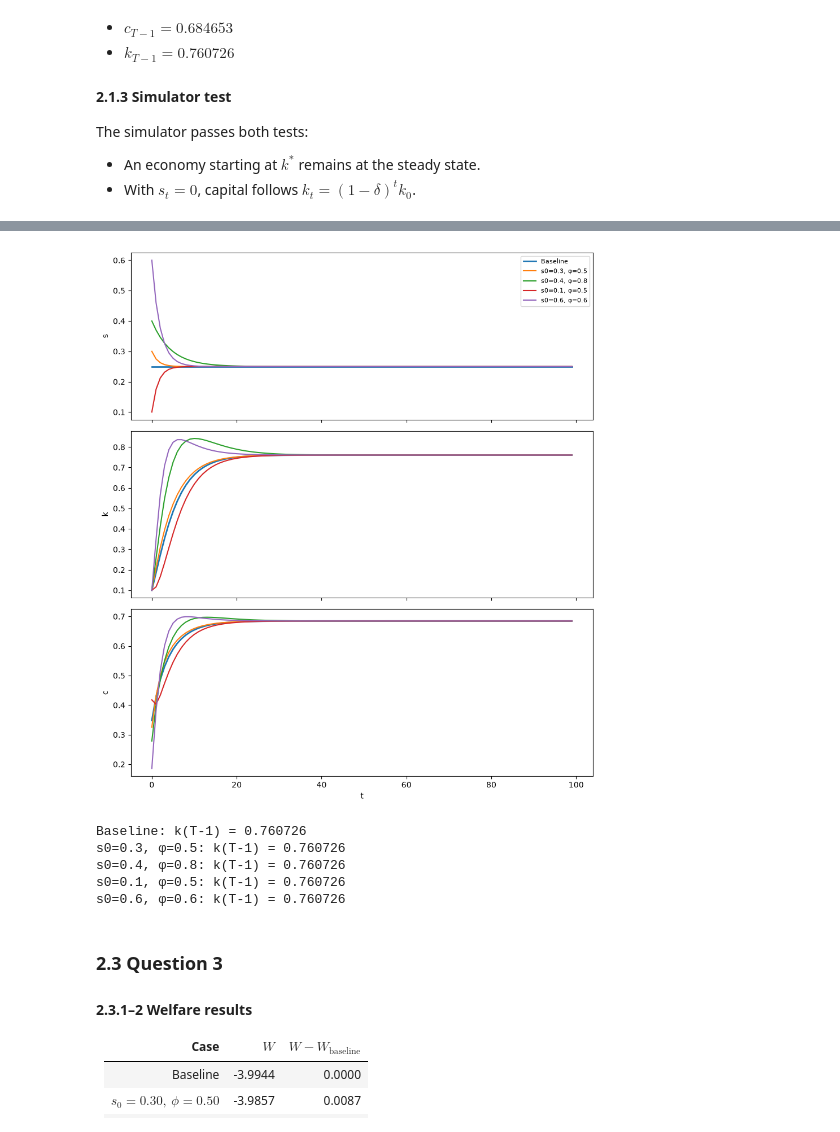
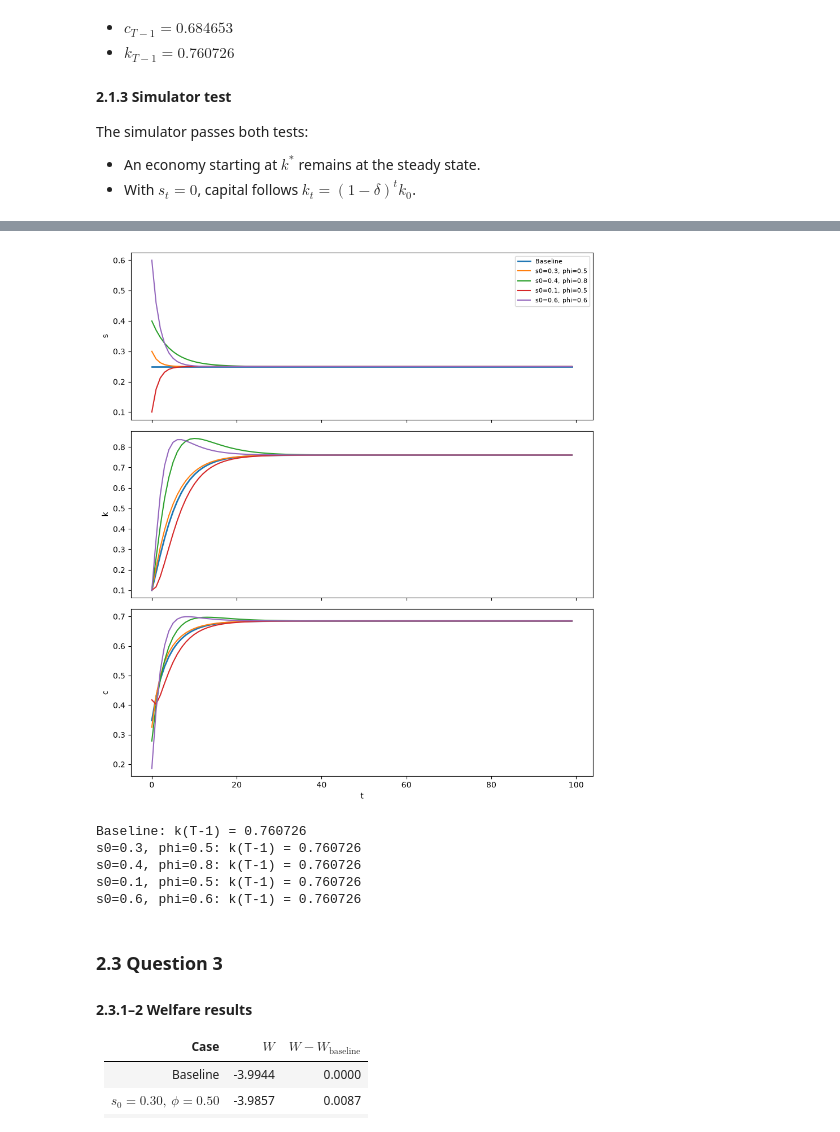
Before and after one commit to Alba-uni/AA_Project_1, a Jupyter notebook: Exam/Exam2.ipynb, the cells around one changed output, grey strips where cells are left out. Saved outputs shown, nothing was run; the diff lists cells and outputs as text; code cells hidden in the pictures.

```diff
--- a/Exam/Exam2.ipynb
+++ b/Exam/Exam2.ipynb
@@ -146,26 +152,11 @@ All five cases end with the same final capital.
 # %%
-# Savings rule
+# 2.2.1 Savings rule
+
 def savings_rule(s0, phi, s_bar, T):
     t = np.arange(T)
     return s_bar + (s0 - s_bar) * phi**t
 
-# Simulator with time-varying savings rate
-def simulate_solow_variable(k0, s0, phi, alpha, delta, s_bar, T):
-    k = np.empty(T)
-    y = np.empty(T)
-    c = np.empty(T)
-    s_path = savings_rule(s0, phi, s_bar, T)
-
-    k[0] = k0
-    for t in range(T):
-        y[t] = k[t]**alpha
-        c[t] = (1 - s_path[t]) * y[t]
-        if t < T - 1:
-            k[t+1] = s_path[t] * y[t] + (1 - delta) * k[t]
-
-    return k, y, c, s_path
-
-# Baseline (from Question 2.1)
+# 2.2.2 Simulate the four cases and compare them with the baseline
 baseline = {"k": k, "y": y, "c": c, "s": s_path}
 
 # Four combinations
@@ -178,55 +169,56 @@ cases = [
 
 results = {}
 
-# Simulate all cases
+# Simulate all cases using the common simulator
 for s0, phi in cases:
-    k_i, y_i, c_i, s_i = simulate_solow_variable(
-        k0, s0, phi, alpha, delta, s_bar, T
+    s_i = savings_rule(s0, phi, s_bar, T)
+    k_i, y_i, c_i, s_i = simulate_solow(
+        k0, s_i, alpha, delta, T
     )
     results[(s0, phi)] = {
         "k": k_i,
         "y": y_i,
         "c": c_i,
         "s": s_i,
     }
 
-# Plot
+# 2.2.2 Figure
 fig, ax = plt.subplots(3, 1, figsize=(9, 10), sharex=True)
 
 # Savings rate
 ax[0].plot(baseline["s"], lw=2, label="Baseline")
 for (s0, phi), res in results.items():
-    ax[0].plot(res["s"], label=f"s0={s0}, φ={phi}")
+    ax[0].plot(res["s"], label=f"s0={s0}, phi={phi}")
 ax[0].set_ylabel("s")
 ax[0].legend(fontsize=8)
 
 # Capital
 ax[1].plot(baseline["k"], lw=2, label="Baseline")
 for (s0, phi), res in results.items():
-    ax[1].plot(res["k"], label=f"s0={s0}, φ={phi}")
+    ax[1].plot(res["k"], label=f"s0={s0}, phi={phi}")
 ax[1].set_ylabel("k")
 
 # Consumption
 ax[2].plot(baseline["c"], lw=2, label="Baseline")
 for (s0, phi), res in results.items():
-    ax[2].plot(res["c"], label=f"s0={s0}, φ={phi}")
+    ax[2].plot(res["c"], label=f"s0={s0}, phi={phi}")
 ax[2].set_ylabel("c")
 ax[2].set_xlabel("t")
 
 plt.tight_layout()
 plt.show()
 
-# Report k(T-1)
+# 2.2.3 Report final capital
 print(f"Baseline: k(T-1) = {baseline['k'][-1]:.6f}")
 for (s0, phi), res in results.items():
-    print(f"s0={s0}, φ={phi}: k(T-1) = {res['k'][-1]:.6f}")
+    print(f"s0={s0}, phi={phi}: k(T-1) = {res['k'][-1]:.6f}")
 # %% [output]
-[figure, old version]
+[figure, new version]
 Baseline: k(T-1) = 0.760726
-s0=0.3, φ=0.5: k(T-1) = 0.760726
-s0=0.4, φ=0.8: k(T-1) = 0.760726
-s0=0.1, φ=0.5: k(T-1) = 0.760726
-s0=0.6, φ=0.6: k(T-1) = 0.760726
+s0=0.3, phi=0.5: k(T-1) = 0.760726
+s0=0.4, phi=0.8: k(T-1) = 0.760726
+s0=0.1, phi=0.5: k(T-1) = 0.760726
+s0=0.6, phi=0.6: k(T-1) = 0.760726
 # %% [markdown]
 ### 2.3 Question 3
 #### 2.3.1–2 Welfare results
```
Also changed, not shown: parts of 9 cells of this notebook.
